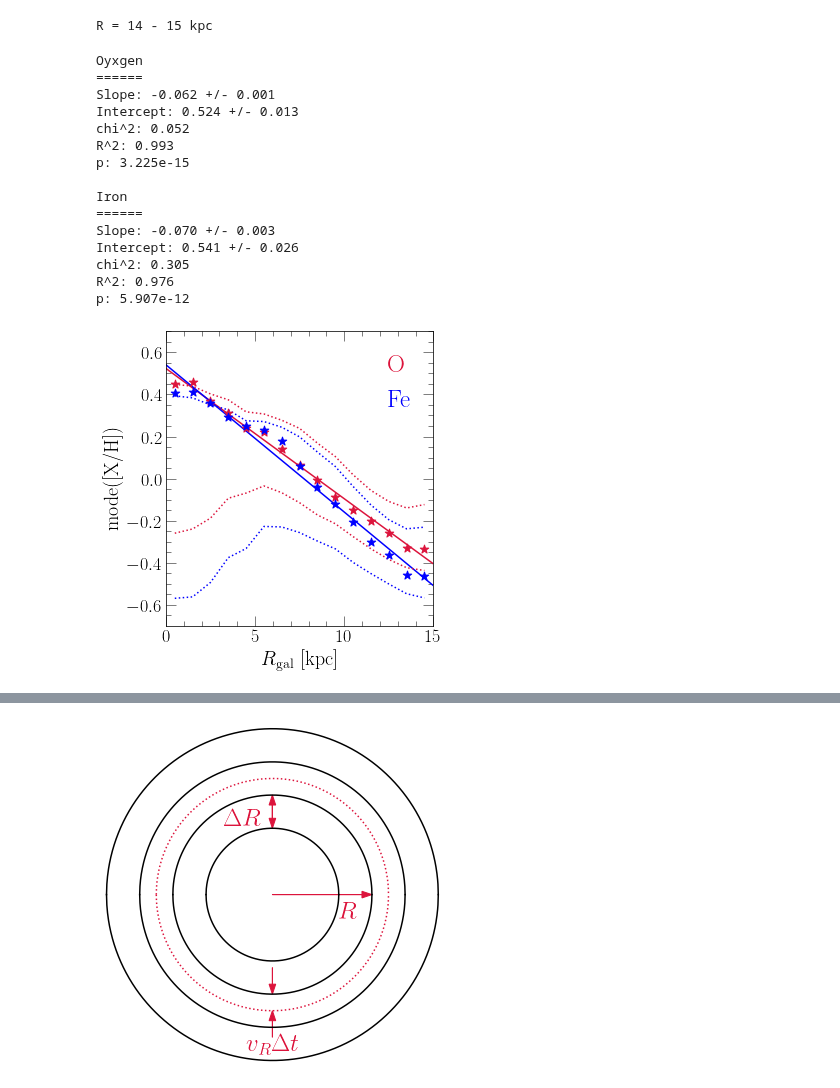
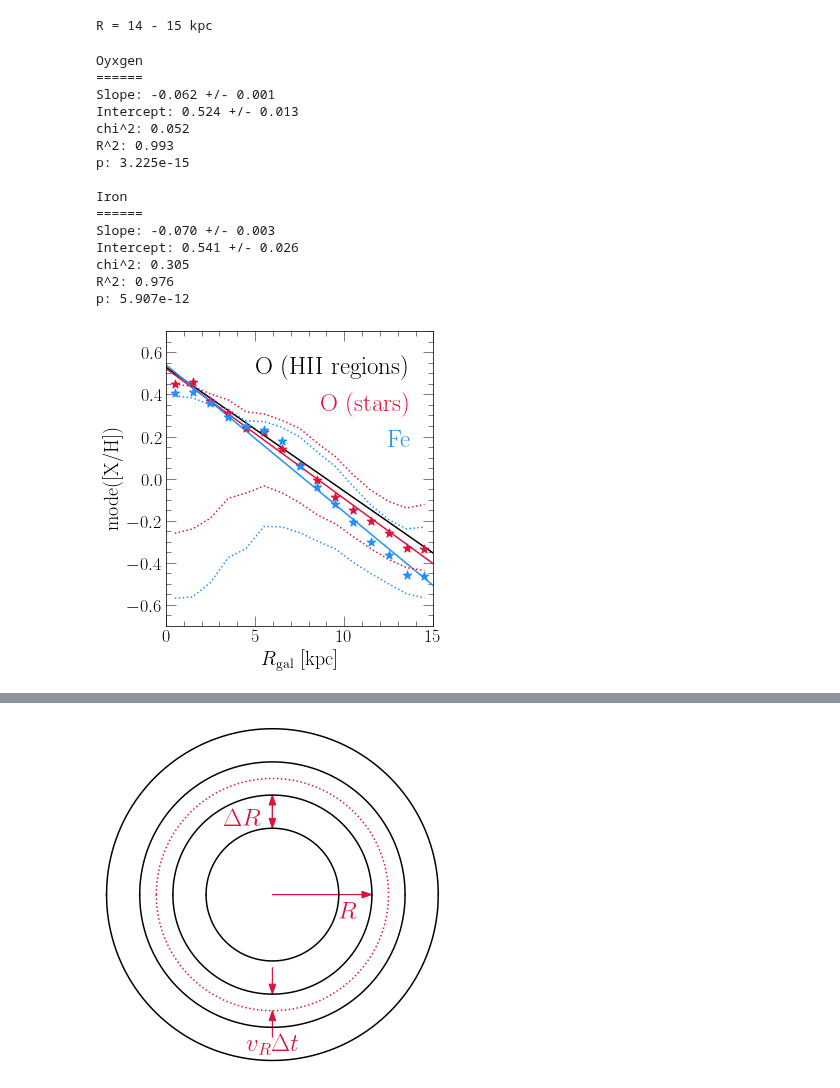
Before and after one commit to giganano/outflows, a Jupyter notebook: notebooks/paperfigures.ipynb, the cells around one changed output, grey strips where cells are left out. Drawn from its saved outputs; the diff is of its cells as text; code cells hidden in the pictures.

```diff
--- a/notebooks/paperfigures.ipynb
+++ b/notebooks/paperfigures.ipynb
@@ -291,6 +344,15 @@ ax.set_xlabel(r"$R_\text{gal}$ [kpc]")
 ax.set_ylabel(r"mode([X/H])")
 ax.set_xlim([0, 15])
 ax.set_ylim([-0.7, 0.7])
+
+slope = -0.059
+intercept = np.log10(vice.solar_z.epsilon_to_z_conversion(9.22, 15.999) / vice.solar_z['o'])
+hii_regions = line(slope, intercept)
+kwargs = {
+    "c": named_colors()["black"],
+    "label": "O (HII regions)"
+}
+ax.plot(ax.get_xlim(), [hii_regions(_) for _ in ax.get_xlim()], **kwargs)
 
 fitraw = np.genfromtxt("./paperfigures/gradient_fit.out")
 rmin = fitraw[:,0]
@@ -341,11 +403,11 @@ print("p: %.3e" % (feh_regress.pvalue))
 
 kwargs = {
     "c": named_colors()["crimson"],
-    "label": "O"
+    "label": "O (stars)"
 }
 oh_grad = line(oh_regress.slope, oh_regress.intercept)
 ax.plot(ax.get_xlim(), [oh_grad(_) for _ in ax.get_xlim()], **kwargs)
-kwargs["c"] = named_colors()["blue"]
+kwargs["c"] = named_colors()["dodgerblue"]
 kwargs["label"] = "Fe"
 feh_grad = line(feh_regress.slope, feh_regress.intercept)
 ax.plot(ax.get_xlim(), [feh_grad(_) for _ in ax.get_xlim()], **kwargs)
@@ -357,7 +419,7 @@ kwargs = {
     "zorder": 10
 }
 ax.scatter(radii, oh_mode, **kwargs)
-kwargs["c"] = named_colors()["blue"]
+kwargs["c"] = named_colors()["dodgerblue"]
 ax.scatter(radii, feh_mode, **kwargs)
 
 kwargs = {
@@ -367,39 +429,46 @@ kwargs = {
 ax.plot(radii, oh_16th, **kwargs)
 ax.plot(radii, oh_84th, **kwargs)
 kwargs = {
-    "c": named_colors()["blue"],
+    "c": named_colors()["dodgerblue"],
     "linestyle": ':'
 }
 ax.plot(radii, feh_16th, **kwargs)
 ax.plot(radii, feh_84th, **kwargs)
 
 kwargs = {
     "loc": mpl_loc("upper right"),
     "handlelength": 0,
     "fontsize": 25
 }
 leg = ax.legend(**kwargs)
-fancy_legend(leg, ["crimson", "blue"])
+fancy_legend(leg, ["black", "crimson", "dodgerblue"])
+renderer = fig.canvas.get_renderer()
+width = max([t.get_window_extent(renderer).width for t in leg.get_texts()])
+for t in leg.get_texts():
+    t.set_ha("right")
+    shift = width - t.get_window_extent(renderer).width
+    t.set_position((shift, 0))
 
 plt.tight_layout()
+plt.savefig("../paper/figures/gradxh.pdf")
 plt.show()
 # %% [output]
 Oyxgen
 ======
 Slope: -0.062 +/- 0.001
 Intercept: 0.524 +/- 0.013
 chi^2: 0.052
 R^2: 0.993
 p: 3.225e-15
 
 Iron
 ======
 Slope: -0.070 +/- 0.003
 Intercept: 0.541 +/- 0.026
 chi^2: 0.305
 R^2: 0.976
 p: 5.907e-12
-[figure, old version]
+[figure, new version]
 # %%
 def skewnormal(x, a, mean, std):
     return 1 / std * skewnorm.pdf((x - mean) / std, a)
```
Also changed, not shown: parts of 5 cells of this notebook, 15 other files.
